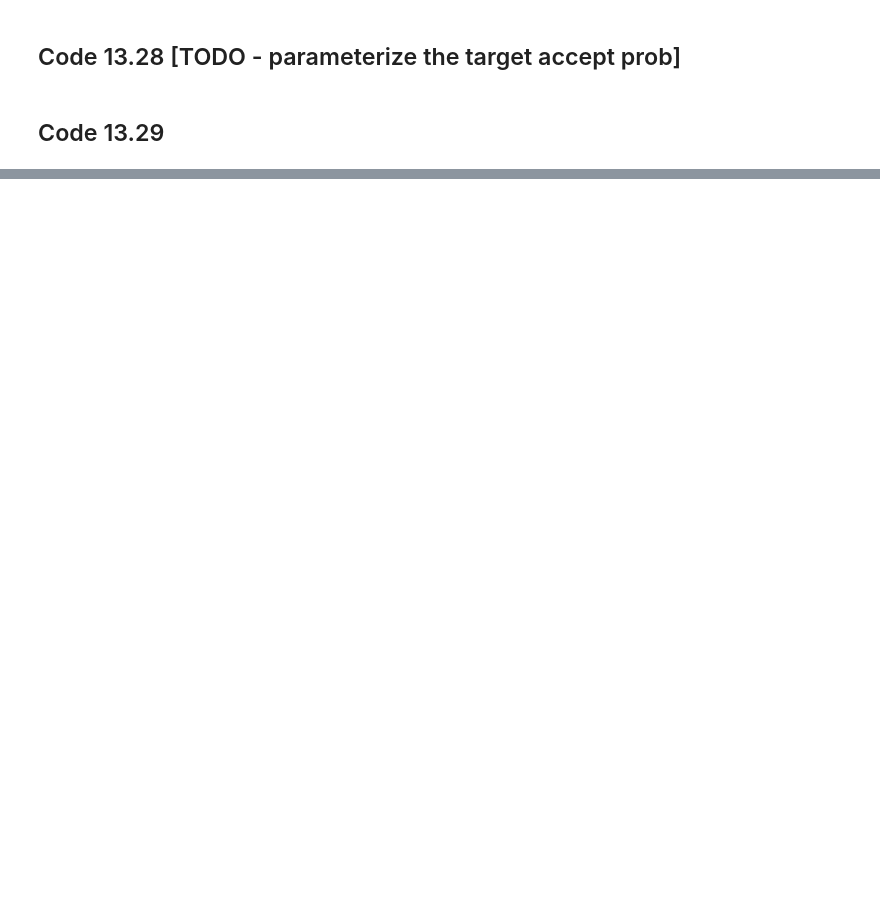
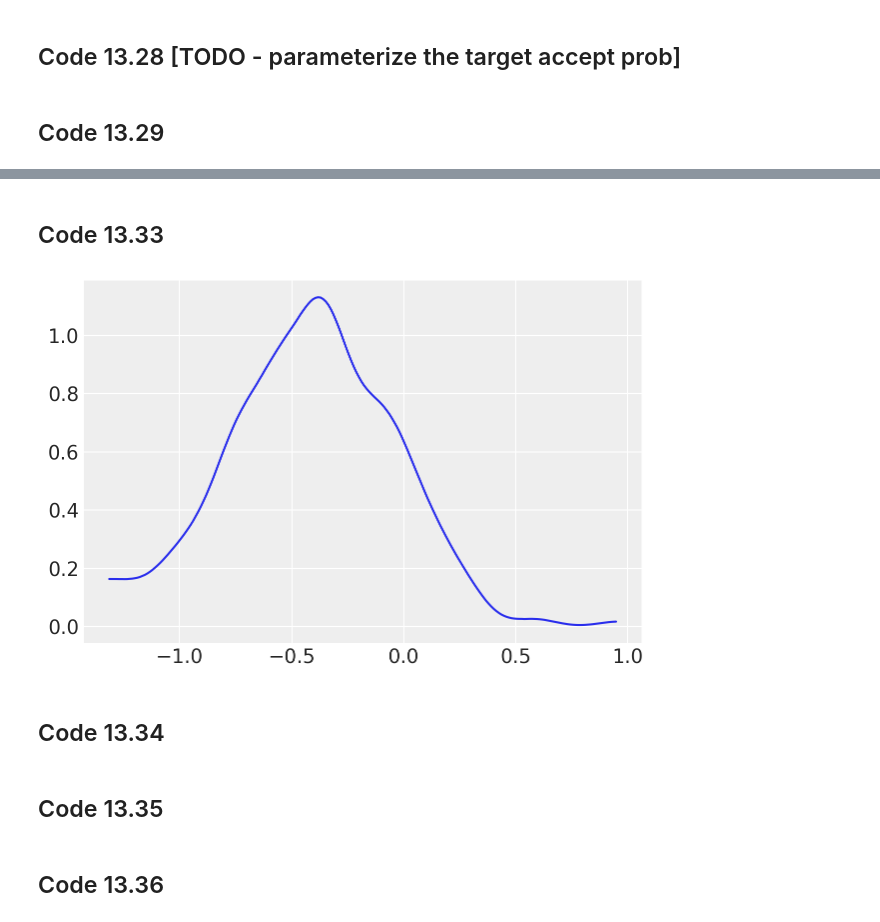
Before and after one commit to ksachdeva/rethinking-tensorflow-probability, a Jupyter notebook: notebooks/13_models_with_memory.ipynb, the cells around one changed output, grey strips where cells are left out. Saved outputs shown, nothing was run; the diff lists cells and outputs as text; code cells hidden in the pictures; blank space fills up the shorter version.

```diff
--- a/notebooks/13_models_with_memory.ipynb
+++ b/notebooks/13_models_with_memory.ipynb
@@ -1038,0 +1147,8 @@ bijectors = [
+# %% [markdown]
+## Code 13.33
+# %%
+az.plot_kde(trace_13_4.posterior["alpha"].values[0][:, 4]);
+# %% [output]
+[figure, added]
+# %% [markdown]
+## Code 13.34
@@ -1038,0 +1162,2 @@ bijectors = [
+# %% [markdown]
+## Code 13.35
@@ -1038,0 +1168,2 @@ bijectors = [
+# %% [markdown]
+## Code 13.36
```
Also changed, not shown: parts of 40 cells of this notebook, 2 other files.
